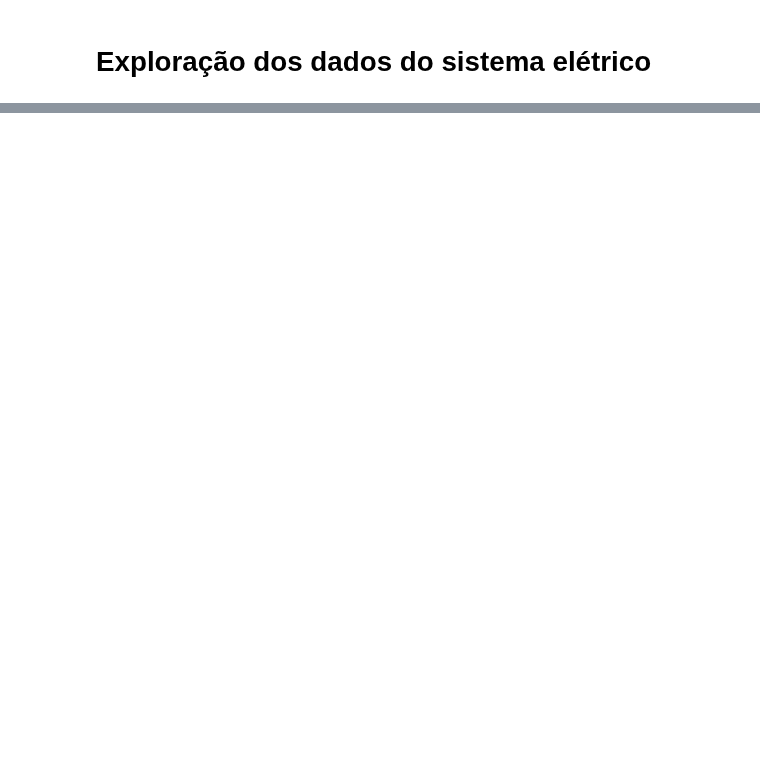
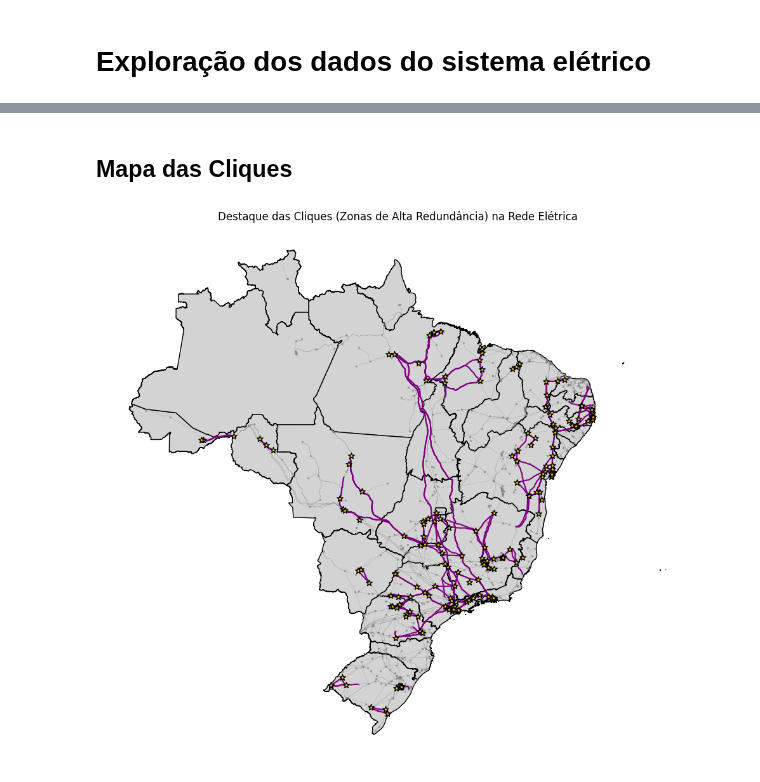
Before and after one commit to JPMartinsF/analise-geografica-energia-solar-brasil, a Jupyter notebook: notebooks/02-exploracao-rede-eletrica.ipynb, the cells around one changed output, grey strips where cells are left out. Saved outputs shown, nothing was run; the diff lists cells and outputs as text; code cells hidden in the pictures; blank space fills up the shorter version.

```diff
--- a/notebooks/02-exploracao-rede-eletrica.ipynb
+++ b/notebooks/02-exploracao-rede-eletrica.ipynb
@@ -71,9 +29,9 @@ plt.show()
 # %%
-print("--- Nomes das Linhas de Transmissão ---")
-for name in linhas_gdf['Nome'].head(10):
-    print(name)
+print("\n--- Linhas de Transmissão ---")
+print(f"CRS: {linhas_gdf.crs} | Quantidade: {len(linhas_gdf)}")
+print(linhas_gdf.head())
 
-print("\n--- Nomes das Subestações ---")
-for name in subestacoes_gdf['Nome'].head(10):
-    print(name)
+print("\n--- Subestações ---")
+print(f"CRS: {subestacoes_gdf.crs} | Quantidade: {len(subestacoes_gdf)}")
+print(subestacoes_gdf.head())
 # %% [output]
@@ -204,0 +160,40 @@ Arquivo salvo com sucesso em: ../data/processed/buffer_rede_eletrica_10km.gpkg
+# %% [markdown]
+## Mapa das Cliques
+# %%
+# Passo 1: Obter uma lista única de todas as subestações que estão em alguma clique
+if 'significant_cliques' in locals() and len(significant_cliques) > 0:
+    clique_nodes = set()
+    for clique in significant_cliques:
+        for node in clique:
+            clique_nodes.add(node)
+
+    # Passo 2: Filtrar os GeoDataFrames para manter apenas os elementos das cliques
+    clique_substations_gdf = subestacoes_gdf[subestacoes_gdf['Nome'].isin(clique_nodes)]
+
+    # Filtrar as linhas que conectam as subestações das cliques (lógica um pouco mais complexa)
+    clique_lines_gdf = linhas_gdf[linhas_gdf['Nome'].apply(
+        lambda line_name: sum(1 for node in clique_nodes if node.replace('SE ', '') in line_name) >= 2
+    )]
+
+    # Passo 3: Criar o mapa destacando as cliques
+    fig, ax = plt.subplots(figsize=(12, 12))
+
+    # Plotar o mapa base
+    states_gdf.plot(ax=ax, color='lightgray', edgecolor='black')
+
+    # Plotar a rede completa em cinza claro para dar contexto
+    linhas_gdf.plot(ax=ax, color='gray', linewidth=0.3, alpha=0.5)
+    subestacoes_gdf.plot(ax=ax, marker='o', color='gray', markersize=2, alpha=0.5)
+
+    # Plotar os componentes das cliques com destaque
+    clique_lines_gdf.plot(ax=ax, color='purple', linewidth=1.5, zorder=3)
+    clique_substations_gdf.plot(ax=ax, marker='*', color='gold', markersize=50, zorder=4, edgecolor='black')
+
+    ax.set_title('Destaque das Cliques (Zonas de Alta Redundância) na Rede Elétrica')
+    ax.set_axis_off()
+    plt.show()
+
+else:
+    print("Nenhuma clique significativa foi encontrada para plotar.")
+# %% [output]
+[figure, added]
```
Also changed, not shown: parts of 19 cells of this notebook.
